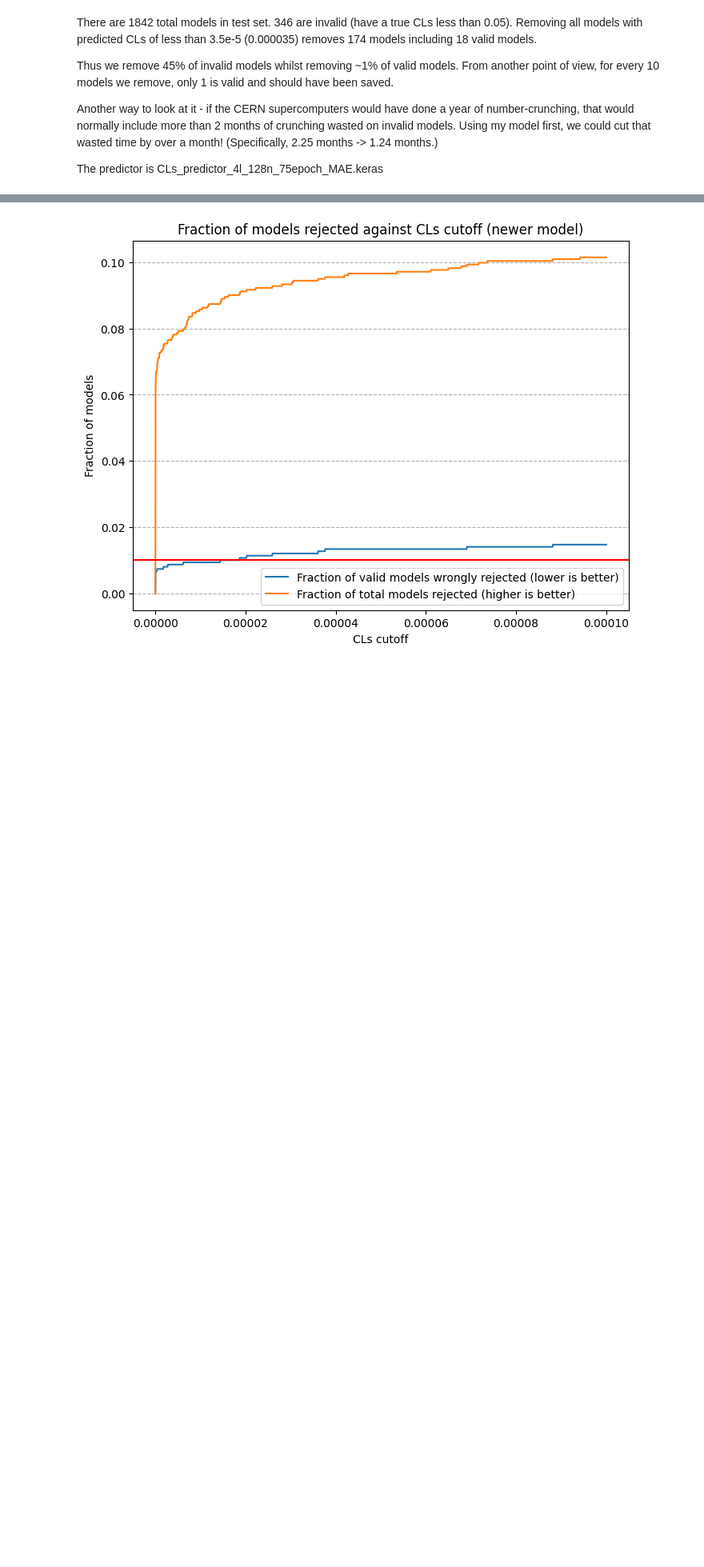
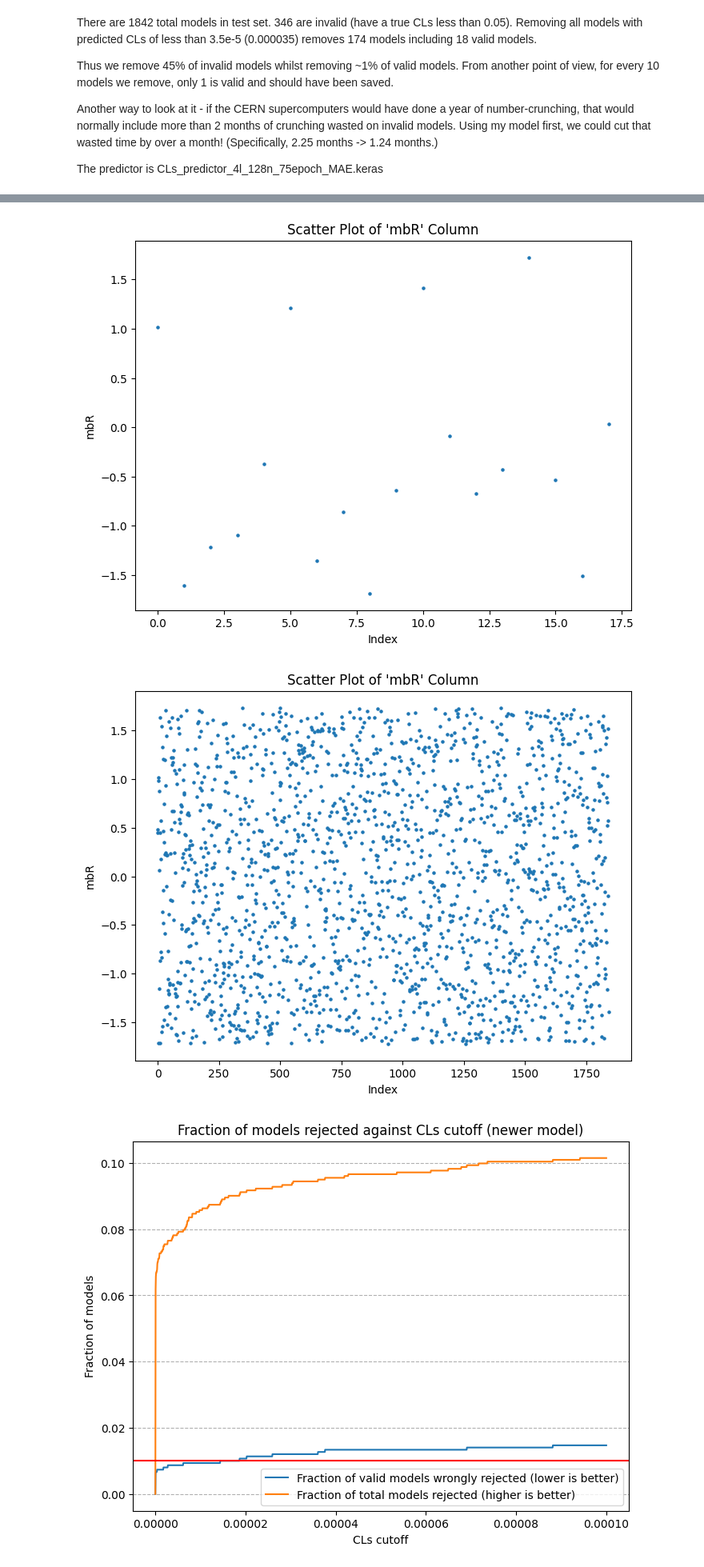
Before and after one commit to benvlasto/MPhys-Project, a Jupyter notebook: exploring_CLs_model_output.ipynb, the cells around one changed output, grey strips where cells are left out. Shown at 80% size. Saved outputs shown, nothing was run; the diff lists cells and outputs as text; code cells hidden in the pictures; blank space fills up the shorter version.

Commit message:
Created new df of incorrectly rejected models and plotted each column value to see if we get expected distribution

```diff
--- a/exploring_CLs_model_output.ipynb
+++ b/exploring_CLs_model_output.ipynb
@@ -20,8 +20,8 @@ input_df = pd.read_csv("csv-files/EWKino_CLs_test.csv")
 sorted_output_df = output_df.sort_values(by="Targets")
 # %%
 # Separate predictions and targets into separate arrays
-predictions = sorted_output_df["Predictions"].values
-targets = sorted_output_df["Targets"].values
+predictions = output_df["Predictions"].values
+targets = output_df["Targets"].values
 
 # Print MAE and absolute mean of targets
 print(f"MAE: {(np.abs(predictions-targets)).mean()}")
@@ -45,0 +32,5 @@ def get_wrong_rejection_indices(targets, predictions):
+# %%
+# Create dataframe of wrongly rejected models, for which predicted CLs < 3.5e-5 and true CLs > 0.05
+comparison_df = input_df
+comparison_df["Predictions"] = predictions
+wrongly_rejected_models = comparison_df.loc[(comparison_df["Predictions"] < 3.5e-5) > (comparison_df["Final__CLs"] < 0.05)]
@@ -46,3 +44,31 @@ def get_wrong_rejection_indices(targets, predictions):
+# %%
+def plot_scatter_from_df(df, column_name):
+    #Takes as input a pandas.dataframe and a column name, and plots the numerical values in that column in a scatter plot.
+
+    # Extract the values from the specified column
+    values = df[column_name]
+
+    # Create the scatter plot
+    plt.figure(figsize=(8, 6))
+    plt.scatter(range(len(values)), values, s=5)
+
+    # Add labels and title
+    plt.xlabel("Index")
+    plt.ylabel(column_name)
+    plt.title(f"Scatter Plot of '{column_name}' Column")
+
+    # Save the plot
+    # plt.savefig(f"plots/{column_name}.png")
+
+    # Show the plot
+    plt.show()
+# %%
+col_name = "mbR"
+plot_scatter_from_df(wrongly_rejected_models, col_name)
+plot_scatter_from_df(input_df, col_name)
+# %% [output]
+[figure, added]
+[figure, added]
 # %%
 def plot_rejections_by_cutoff(true_values, predicted_values, num_points=100, x_range=1):
 
```
Also changed, not shown: parts of 3 cells of this notebook.
